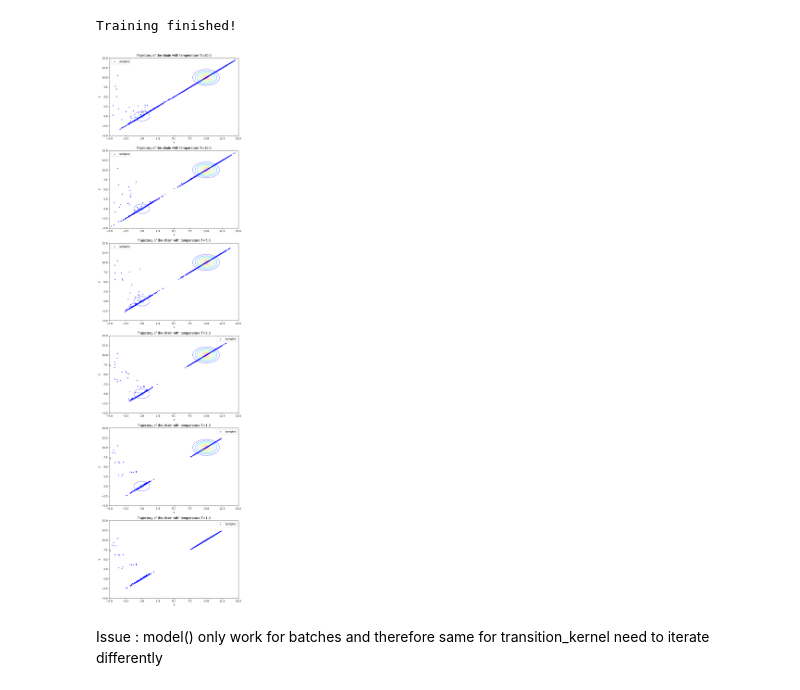
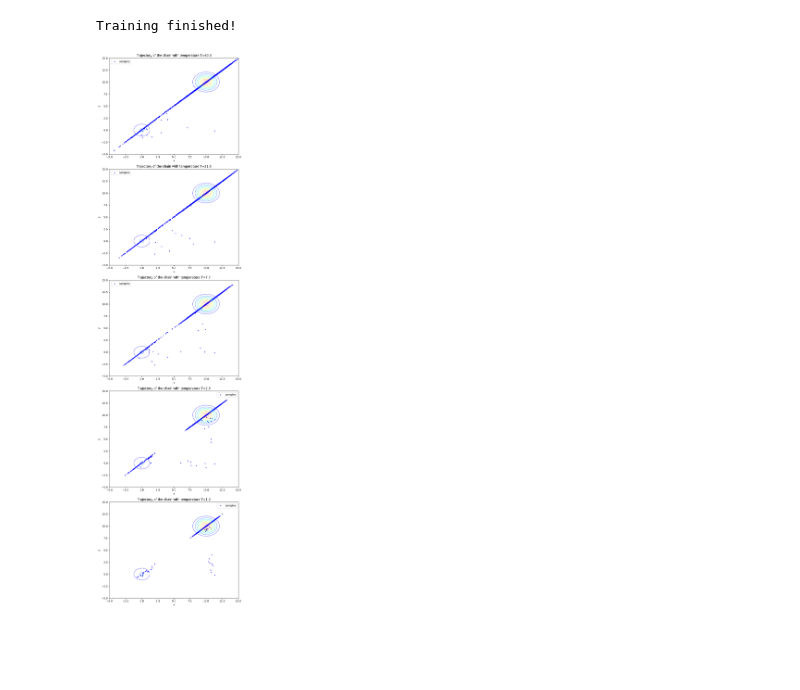
Before and after one commit to HalvardBariller/Score-based-generative-modeling-, a Jupyter notebook: notebooks/multimodal_sampling.ipynb, the cells around one changed output. Saved outputs shown, nothing was run; the diff lists cells and outputs as text; code cells hidden in the pictures; blank space fills up the shorter version.

```diff
--- a/notebooks/multimodal_sampling.ipynb
+++ b/notebooks/multimodal_sampling.ipynb
@@ -98,8 +98,8 @@ SlicedScoreMatching.train(gmm_data, sliced_score_network, num_epochs, verbose=Fa
 # %% [output]
 Training finished!
 # %%
-# temperatures = np.array([60, 21.6, 7.7, 2.8, 1.])
-temperatures = np.array([20., 10., 5., 2., 1.])
+temperatures = np.array([60, 21.6, 7.7, 2.8, 1.])
+# temperatures = np.array([20., 10., 5., 2., 1.])
 
 pt_trajectories, pt_mh_acceptances, pt_swap_acceptances = interacting_mcmc.parallel_tempering(temperatures,
                                                                              10000, sliced_score_network, mus, sigmas, alphas)
@@ -107,43 +107,32 @@ pt_trajectories, pt_mh_acceptances, pt_swap_acceptances = interacting_mcmc.paral
 x_lim = (-5, 15)
 y_lim = (-5, 15)
 
 X = np.linspace(x_lim[0], x_lim[1], 100)
 Y = np.linspace(y_lim[0], y_lim[1], 100)
 xx, yy = np.meshgrid(X, Y)
 Z = np.zeros((100, 100))
 for i in range(100):
     for j in range(100):
         Z[i,j] = np.exp(densities.gmm_log_density(np.array([xx[i,j], yy[i,j]]), mus, sigmas, alphas))
 
 K = temperatures.shape[0]
 
-fig, ax = plt.subplots(K+1, 1, figsize=(8, 30))
+fig, ax = plt.subplots(K, 1, figsize=(8, 30))
 
 for i in range(temperatures.shape[0]):
     ax[i].set_xlim(x_lim)
     ax[i].set_ylim(y_lim)
     ax[i].set_xlabel('x')
     ax[i].set_ylabel('y')
     ax[i].set_title('Trajectory of the chain with temperature T={}'.format(temperatures[i]))
     ax[i].contour(X, Y, Z, 10, cmap='jet', alpha = 0.5)
 
 for i in range(K):
     ax[i].scatter([z[0] for z in pt_trajectories[:,i]], [z[1] for z in pt_trajectories[:,i]], s=5, color = 'b', label = 'samples')
     ax[i].legend()
 
-ax[-1].set_xlim(x_lim)
-ax[-1].set_ylim(y_lim)
-ax[-1].set_xlabel('x')
-ax[-1].set_ylabel('y')
-ax[-1].set_title('Trajectory of the chain with temperature T={}'.format(temperatures[i]))
-ax[-1].scatter([z[0] for z in pt_trajectories[:,i]], [z[1] for z in pt_trajectories[:,i]], s=5, color = 'b', label = 'samples', zorder = 0)
-ax[-1].legend()
 
 fig.tight_layout()
 plt.show()
 # %% [output]
-[figure, old version]
+[figure, new version]
-# %% [markdown]
-Issue : model() only work for batches
-and therefore same for transition_kernel
-need to iterate differently
```
Also changed, not shown: parts of 4 cells of this notebook, 1 other file.
